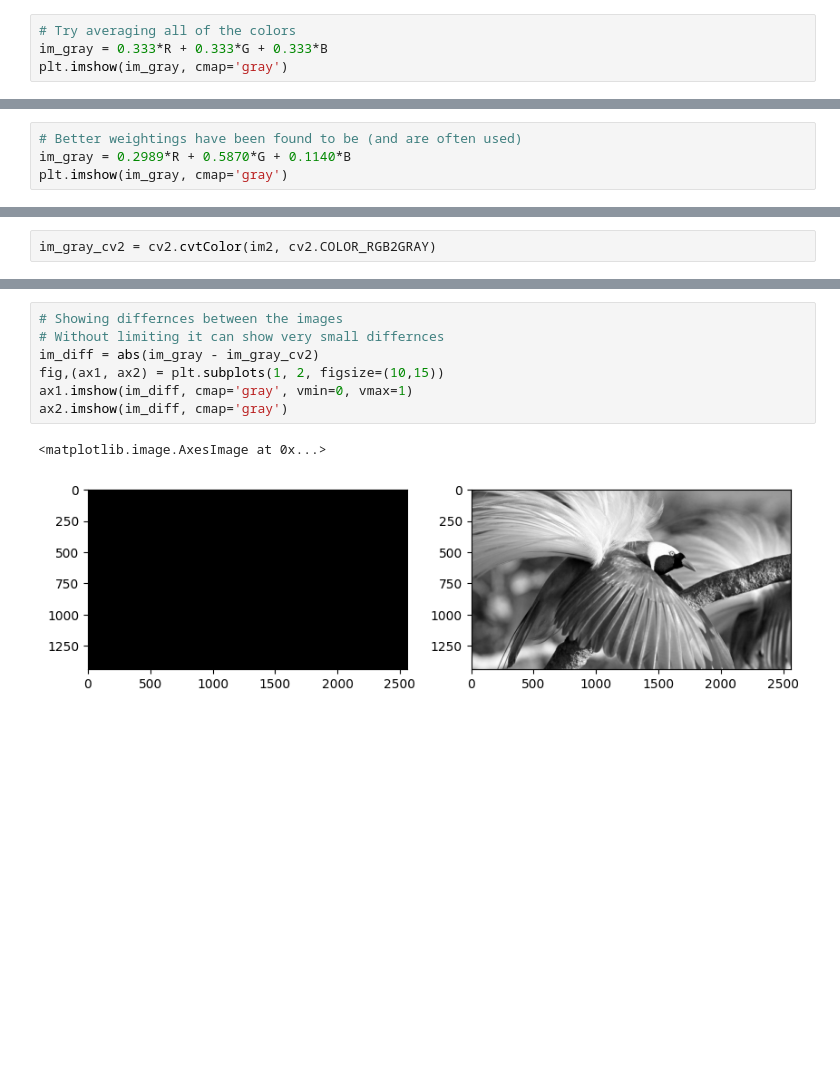
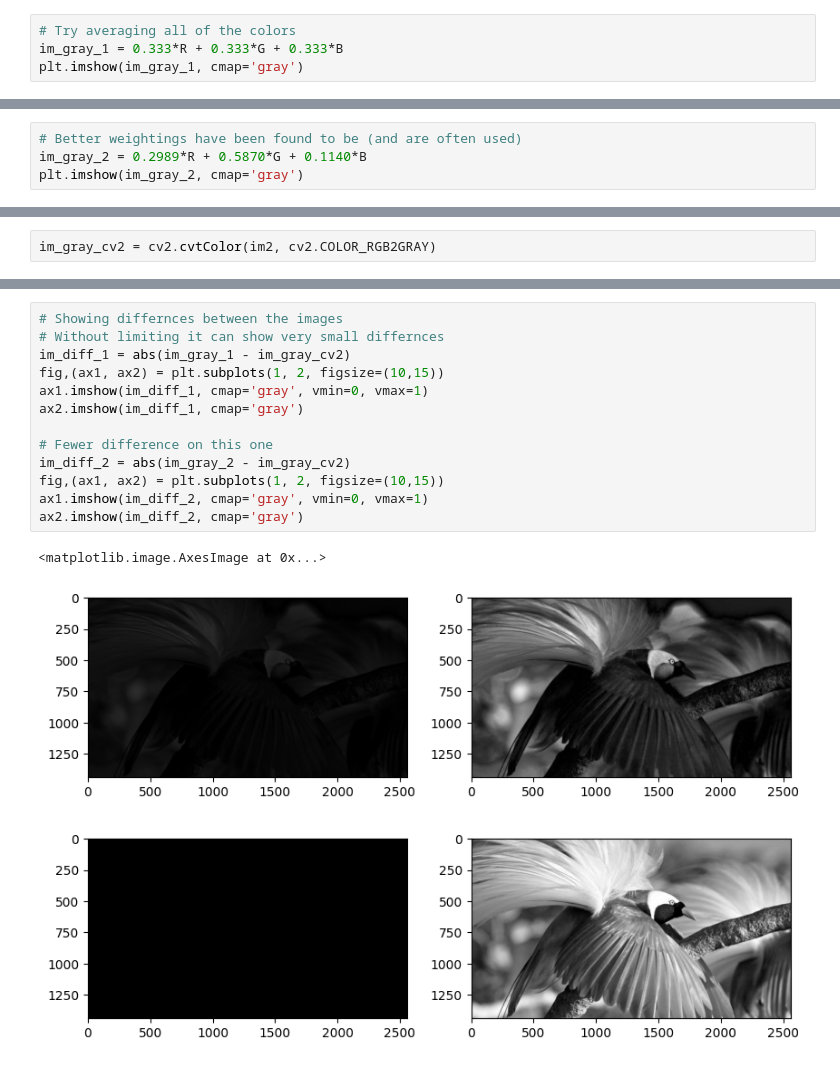
Before and after one commit to JordanSheaDev/Deep-Learning-CNN-Convolutional-Neural-Networks-with-Python, a Jupyter notebook: personal_code/chapter_02/01_reading_and_showing_imagaes_in_python.ipynb, the cells around one changed output, grey strips where cells are left out. Saved outputs shown, nothing was run; the diff lists cells and outputs as text; blank space fills up the shorter version.

```diff
--- a/personal_code/chapter_02/01_reading_and_showing_imagaes_in_python.ipynb
+++ b/personal_code/chapter_02/01_reading_and_showing_imagaes_in_python.ipynb
@@ -57,15 +57,15 @@ plt.imshow(im4)
 [figure]
 # %%
 # Try averaging all of the colors
-im_gray = 0.333*R + 0.333*G + 0.333*B
-plt.imshow(im_gray, cmap='gray')
+im_gray_1 = 0.333*R + 0.333*G + 0.333*B
+plt.imshow(im_gray_1, cmap='gray')
 # %% [output]
 <matplotlib.image.AxesImage at 0x...>
 [figure]
 # %%
 # Better weightings have been found to be (and are often used)
-im_gray = 0.2989*R + 0.5870*G + 0.1140*B
-plt.imshow(im_gray, cmap='gray')
+im_gray_2 = 0.2989*R + 0.5870*G + 0.1140*B
+plt.imshow(im_gray_2, cmap='gray')
 # %% [output]
 <matplotlib.image.AxesImage at 0x...>
 [figure]
@@ -84,10 +90,17 @@ ax2.imshow(im_gray_cv2, cmap='gray')
 # %%
 # Showing differnces between the images
 # Without limiting it can show very small differnces
-im_diff = abs(im_gray - im_gray_cv2)
+im_diff_1 = abs(im_gray_1 - im_gray_cv2)
 fig,(ax1, ax2) = plt.subplots(1, 2, figsize=(10,15))
-ax1.imshow(im_diff, cmap='gray', vmin=0, vmax=1)
-ax2.imshow(im_diff, cmap='gray')
+ax1.imshow(im_diff_1, cmap='gray', vmin=0, vmax=1)
+ax2.imshow(im_diff_1, cmap='gray')
+
+# Fewer difference on this one
+im_diff_2 = abs(im_gray_2 - im_gray_cv2)
+fig,(ax1, ax2) = plt.subplots(1, 2, figsize=(10,15))
+ax1.imshow(im_diff_2, cmap='gray', vmin=0, vmax=1)
+ax2.imshow(im_diff_2, cmap='gray')
 # %% [output]
 <matplotlib.image.AxesImage at 0x...>
-[figure, old version]
+[figure, new version]
+[figure, added]
```
Also changed, not shown: parts of 1 cell of this notebook.
